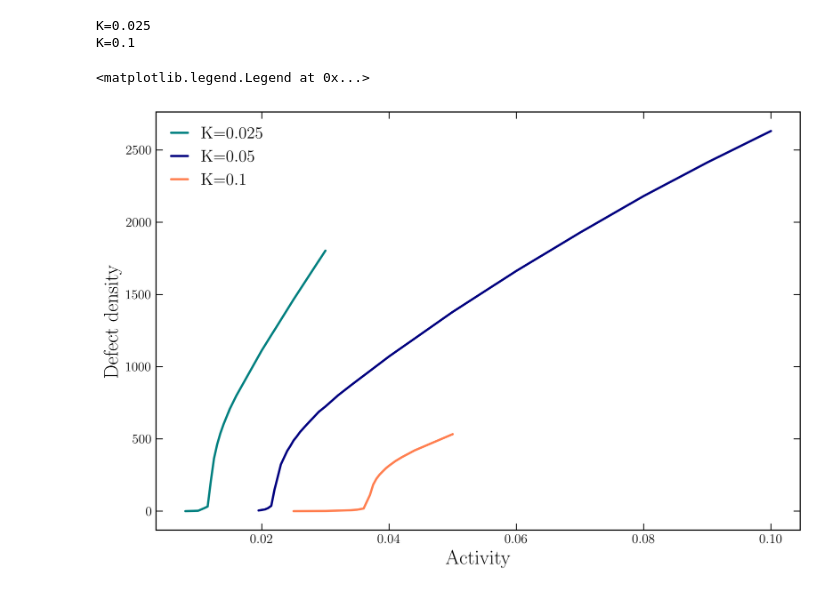
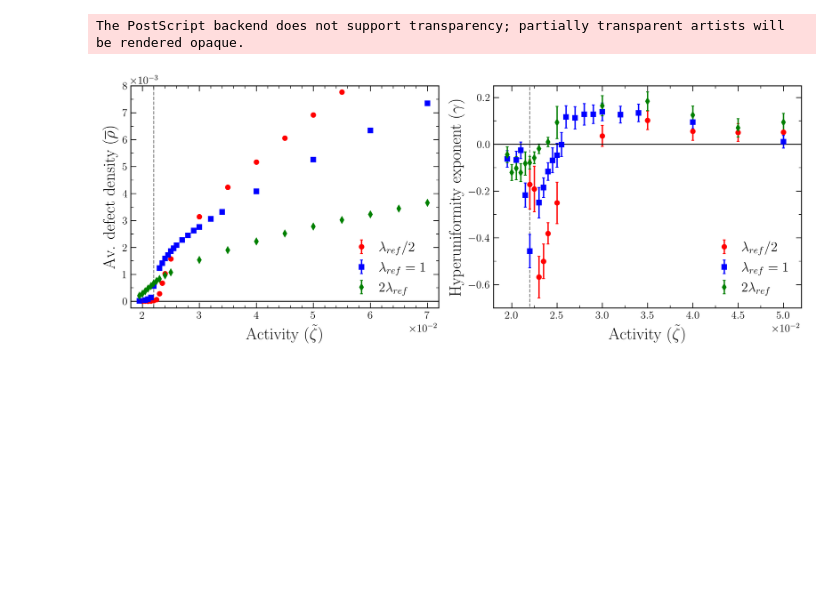
Before and after one commit to simonguld/Thesis, a Jupyter notebook: NematicAnalysis/na512exp_comparison.ipynb, the cells around one changed output. Saved outputs shown, nothing was run; the diff lists cells and outputs as text; code cells hidden in the pictures; blank space fills up the shorter version.

```diff
--- a/NematicAnalysis/na512exp_comparison.ipynb
+++ b/NematicAnalysis/na512exp_comparison.ipynb
@@ -123,43 +111,3 @@ dict_keys(['K=0.025'])
-# %%
-path='data\\na512lk'
-kpath = [os.path.join(path, i) for i in os.listdir(path) if not i.endswith('figs')]
-dkeys = ['K=0.025','K=0.1',]
-dict = {}
-dict['K=0.05'] = {'act': ad0.act_list_merged, 'dens': ad0.get_arrays_av(use_merged=True)[-1][:,0]}
-for i, dir in enumerate(kpath):
-
-    act_list = np.loadtxt(os.path.join(dir, 'activity_list.txt'))
-    av_dens = np.load(os.path.join(dir, 'av_defects.npy'))[:,0]
-    print(dkeys[i])
-    dict[dkeys[i]] = {'act': act_list, 'dens': av_dens}
-    #ad = AnalyseDefectsAll(dir, output_path=dir, count_suffix='_periodic_rm0.1')
-   # dict[dkeys[i]] = ad
-
-import pickle
-save_path = 'dens_dict.pkl'
-with open(save_path, 'wb') as f:
-    pickle.dump(dict, f)
-# %% [output]
-K=0.025
-K=0.1
-# %%
-import pickle
-# load the dictionary
-with open(save_path, 'rb') as f:
-    dens_dict = pickle.load(f)
-act25, dens25 = dens_dict['K=0.025']['act'], dens_dict['K=0.025']['dens']
-act05, dens05 = dens_dict['K=0.05']['act'], dens_dict['K=0.05']['dens']
-act1, dens1 = dens_dict['K=0.1']['act'], dens_dict['K=0.1']['dens']
-
-plt.plot(act25, dens25, label='K=0.025')
-plt.plot(act05, dens05, label='K=0.05')
-plt.plot(act1, dens1, label='K=0.1')
-plt.xlabel('Activity')
-plt.ylabel('Defect density')
-plt.legend()
-# %% [output]
-<matplotlib.legend.Legend at 0x...>
-[figure, removed]
 # %%
 act_list_list = [ad1.act_list_merged, ad0.act_list_merged, ad2.act_list_merged]
 marker_list = ['ro', 'bs', 'gd']
@@ -256,7 +204,7 @@ act_list_list = [ad1.act_list_merged, ad0.act_list_merged, ad2.act_list_merged]
 marker_list = ['ro', 'bs', 'gd']
 
 ## plot av. defect density
-width = 11
+width = 12
 height = width * (10/2.5)
 fig0, ax0 = plt.subplots(ncols=2, figsize=(11,11/2.5))
 
@@ -268,7 +216,7 @@ av_defect_list = [ad1.get_arrays_av(use_merged=True)[-1], ad0.get_arrays_av(use_
 for i, label in enumerate(label_list):
     av_def = av_defect_list[i] / LL ** 2
     ax.errorbar(act_list_list[i], av_def[:,0], av_def[:,1], fmt = marker_list[i], label=label,
-                elinewidth=1.5, capsize=1.5, capthick=1, markersize = 5, alpha=.5)
+                elinewidth=1.5, capsize=1.5, capthick=1, markersize = 5, alpha=1)
 
 ax.set_xlabel(r'Activity ($\tilde{\zeta}$)')
 ax.set_ylabel(r' Av. defect density ($\overline{\rho})$')
@@ -282,43 +230,41 @@ ax.set_ylim(ymin=-.025e-2, ymax = .8e-2)
 
 handles, labels = ax.get_legend_handles_labels()
 order = [1, 0, 2] if data_suffix_out == 'fric_full' else [0, 1, 2]
 ax.legend([handles[i] for i in order], [labels[i] for i in order], loc='lower right')
 #ax.legend(loc='lower right', ncols=1)
 
 
 fit_params_paths = [os.path.join(ad1.output_merged, 'fit_params_sfac_time_av.npy'),
                     os.path.join(ad0.output_merged, 'fit_params_sfac_time_av.npy'),
                     os.path.join(ad2.output_merged, 'fit_params_sfac_time_av.npy')]
 
 for i, label in enumerate(label_list):
     fit_params = np.load(fit_params_paths[i])
 #   print(len(act_list_list[i]), fit_params.shape)
     act_idx_min = 4 if (data_suffix_out == 'lam_full' and i == 0) else 0
     ax3.errorbar(act_list_list[i][act_idx_min:], fit_params[act_idx_min:,0], yerr=fit_params[act_idx_min:,2], fmt = marker_list[i], label=label,
-                elinewidth=1.5, capsize=1.5, capthick=1, markersize = 5, alpha=.5)
+                elinewidth=1.5, capsize=1.5, capthick=1, markersize = 5, alpha=1,)
 
 ax3.xaxis.set_minor_locator(ticker.MultipleLocator(2.5e-3))
 ax3.yaxis.set_minor_locator(ticker.MultipleLocator(.1))
 ax3.set_xlim([.018, 0.052])
 ax3.set_ylim(ymin=-.6 if data_suffix_out == 'fric_full' else -.7, ymax=.25)
 ax3.set_xlabel(r'Activity ($\tilde{\zeta}$)')
 ax3.set_ylabel(r'Hyperuniformity exponent ($\gamma$)')
 ax3.vlines(x=0.022, ymin = -1.2, ymax=.3, linestyle='--', color='k', lw = 1, alpha=.5, zorder=-10)
-#ax3.vlines(x=0.022, ymin = -.16, ymax=1.2, linestyle='--', color='k', lw = 1)
 ax3.hlines(y=0, xmin=0, xmax=0.052, linestyle='-', color='k', lw = 1 )
 
 
-
-#fig0.legend([handles[i] for i in order], [label_list[i] for i in order], fontsize=16,
-#           bbox_to_anchor=(0.515, 1.04), loc='upper center', ncols=3)
 ax3.legend([handles[i] for i in order], [labels[i] for i in order], loc='lower right')
-#fig0.legend(ncol=3, fontsize = 16, bbox_to_anchor=(0.515, 1.04), loc='upper center')
 
 if 1:
-    fig0.savefig(os.path.join(save_path, f'av_density_alpha_{data_suffix_out}.png'), dpi=420, bbox_inches='tight', pad_inches=0.1)
-    fig0.savefig(os.path.join(save_path, f'av_density_alpha_{data_suffix_out}.eps'), bbox_inches='tight', pad_inches=0.1)
-    fig0.savefig(os.path.join(save_path0, f'av_density_alpha_{data_suffix_out}.png'), dpi=420, bbox_inches='tight', pad_inches=0.1)
-    fig0.savefig(os.path.join(save_path0, f'av_density_alpha_{data_suffix_out}.eps'), bbox_inches='tight', pad_inches=0.1)
+  #  fig0.savefig(os.path.join(save_path, f'av_density_alpha_{data_suffix_out}.png'), dpi=420, bbox_inches='tight', pad_inches=0.1)
+  #  fig0.savefig(os.path.join(save_path, f'av_density_alpha_{data_suffix_out}.eps'), bbox_inches='tight', pad_inches=0.1)
+    fig0.savefig(os.path.join(save_path0, f'av_density_alpha_{data_suffix_out}.png'), dpi=620, bbox_inches='tight', pad_inches=0.1)
+    fig0.savefig(os.path.join(save_path0, f'av_density_alpha_{data_suffix_out}.eps'),  dpi=620, bbox_inches='tight') # pad_inches=0.1)
+# %% [output]
+The PostScript backend does not support transparency; partially transparent artists will be rendered opaque.
+[figure, added]
 # %%
 qc = lambda lam, zeta, k, eta, gamma: np.sqrt( (lam * zeta) / (2 * k * (2 * eta * gamma + lam ** 2)))
 qs_res = lambda lam, zeta: qc(lam, zeta, k=0.05, eta=1, gamma=0.05)
```
Also changed, not shown: parts of 2 cells of this notebook, 1 other file.
